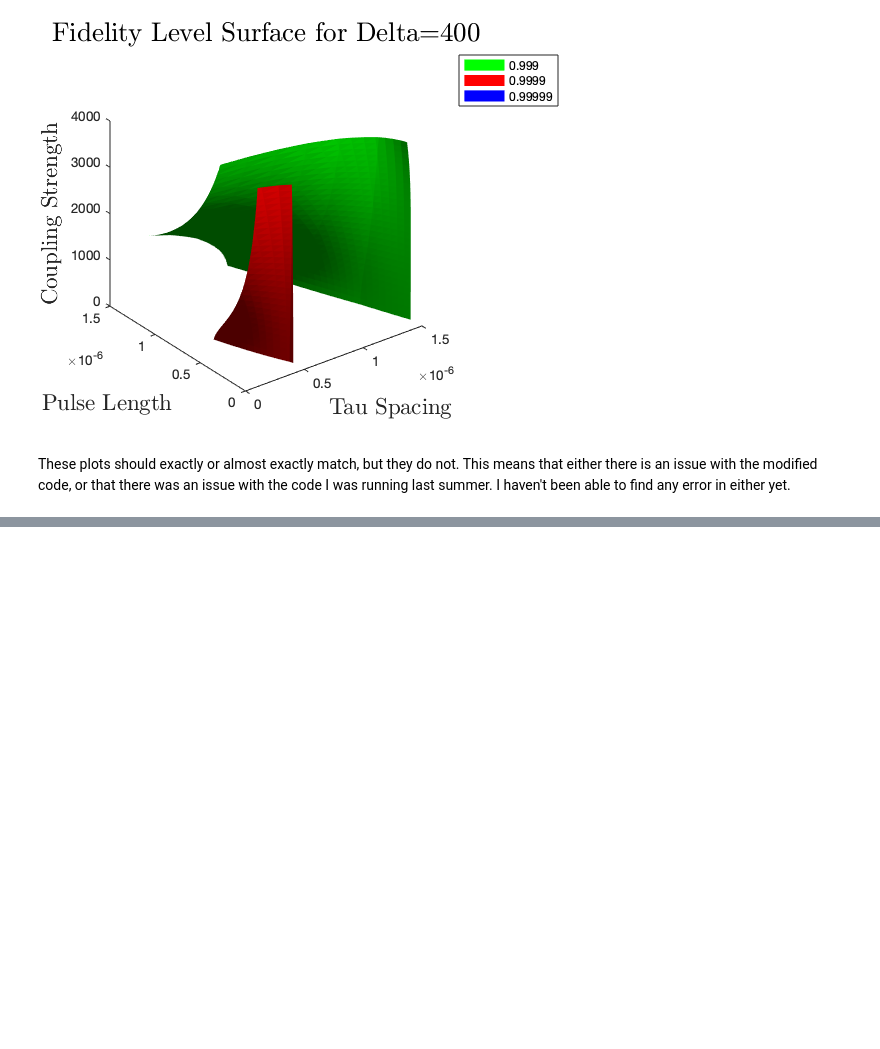
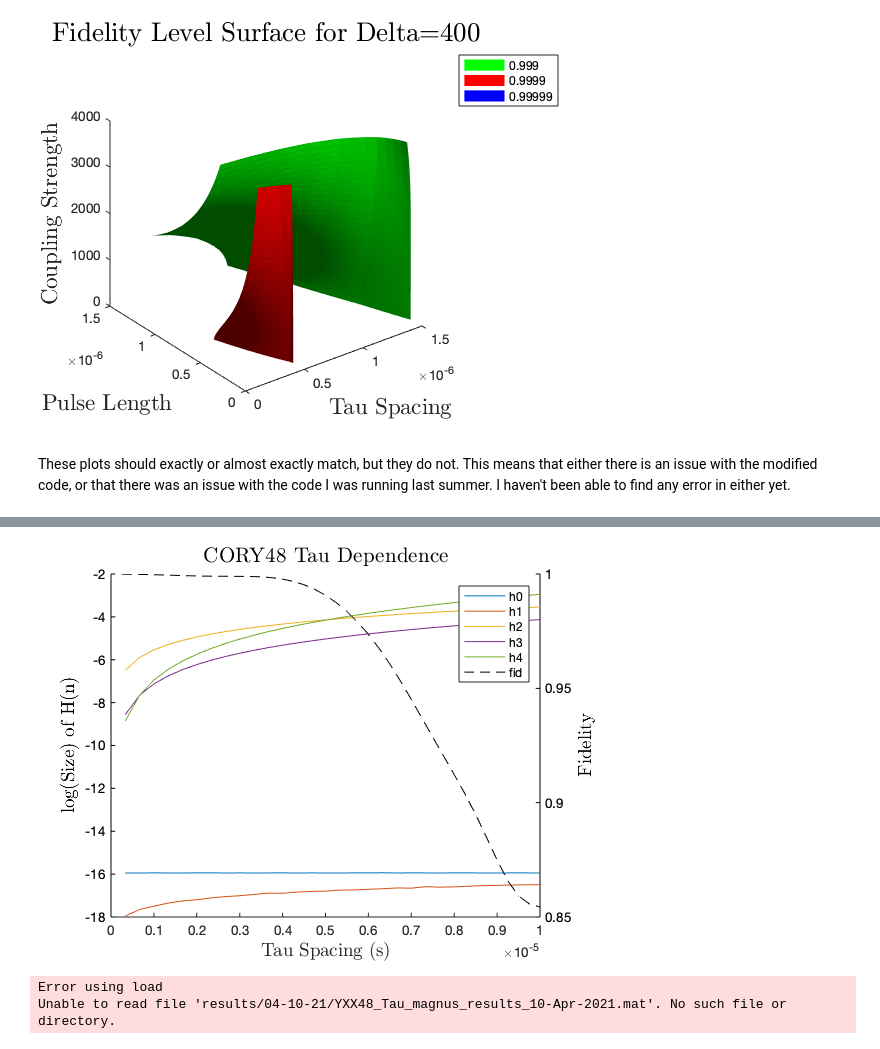
Before and after one commit to wynter-alford/spin-tools, a Jupyter notebook: Magnus Tools.ipynb, the cells around one changed output, grey strips where cells are left out. Saved outputs shown, nothing was run; the diff lists cells and outputs as text; code cells hidden in the pictures; blank space fills up the shorter version.

```diff
--- a/Magnus Tools.ipynb
+++ b/Magnus Tools.ipynb
@@ -1574,0 +1355,54 @@ legend('cory h0','cory h1','cory h2','cory h3','cory h4','yxxh0','yxxh1','yxxh2'
+# %%
+cs_results = load('results/04-10-21/CORY48_Tau_magnus_results_10-Apr-2021.mat');
+cs_taus = cs_results.testVars;
+cs_h0s = cs_results.results_h0;
+cs_h1s = cs_results.results_h1;
+cs_h2s = cs_results.results_h2;
+cs_h3s = cs_results.results_h3;
+cs_h4s = cs_results.results_h4;
+
+csf_results = load('results/04-10-21/CORY48_fidelity_tau.mat');
+csf_taus = csf_results.taus(:,1);
+csf_fids = csf_results.results(:,1);
+csf_hifids = csf_results.results_h2(:,1);
+# %%
+hold on
+plot(cs_taus,log10(cs_h0s))
+plot(cs_taus,log10(cs_h1s))
+plot(cs_taus,log10(cs_h2s))
+plot(cs_taus,log10(cs_h3s))
+plot(cs_taus,log10(cs_h4s))
+h = ylabel('log(Size) of H(n)');
+set(h,'interpreter','latex','fontsize',14);
+
+yyaxis right
+plot(csf_taus,csf_fids,'Color',colorf,'LineStyle','--')
+set(gca,'ycolor',colorf)
+h = ylabel('Fidelity');
+set(h,'interpreter','latex','fontsize',14);
+
+h=title('CORY48 Tau Dependence');
+set(h,'interpreter','latex','fontsize', 16);
+h = xlabel('Tau Spacing (s)');
+set(h,'interpreter','latex','fontsize',14);
+
+legend('h0','h1','h2','h3','h4','fid')
+# %% [output]
+[figure, added]
+# %%
+% still awaiting results
+yxxs_results = load('results/04-10-21/YXX48_Tau_magnus_results_10-Apr-2021.mat');
+yxxs_taus = yxxs_results.testVars;
+yxxs_h0s = yxxs_results.results_h0;
+yxxs_h1s = yxxs_results.results_h1;
+yxxs_h2s = yxxs_results.results_h2;
+yxxs_h3s = yxxs_results.results_h3;
+yxxs_h4s = yxxs_results.results_h4;
+
+yxxsf_results = load('results/04-10-21/YXX48_fidelity_tau.mat');
+yxxsf_taus = yxxsf_results.taus(:,1);
+yxxsf_fids = yxxsf_results.results(:,1);
+yxxsf_hifids = yxxsf_results.results_h2(:,1);
+# %% [output]
+Error using load
+Unable to read file 'results/04-10-21/YXX48_Tau_magnus_results_10-Apr-2021.mat'. No such file or directory.
```
Also changed, not shown: parts of 99 cells of this notebook, 2 other files.
